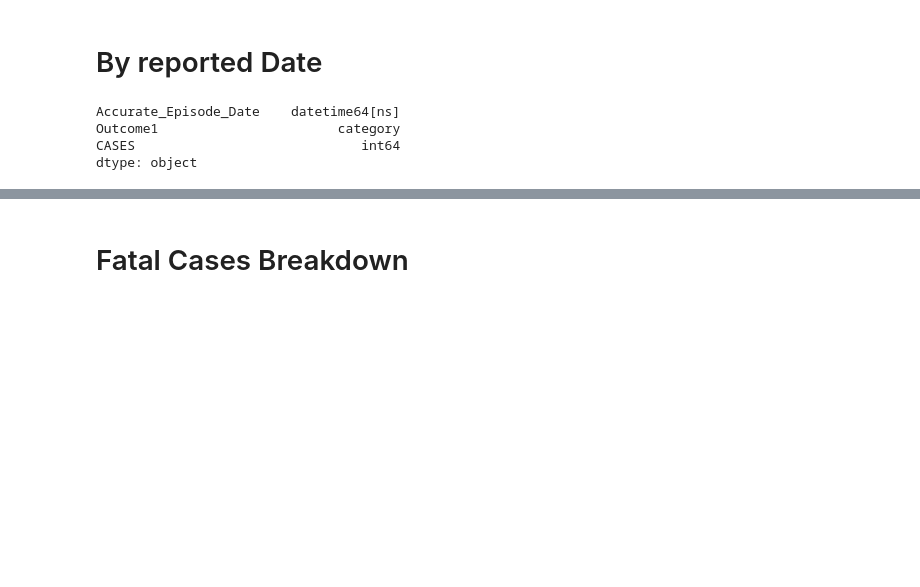
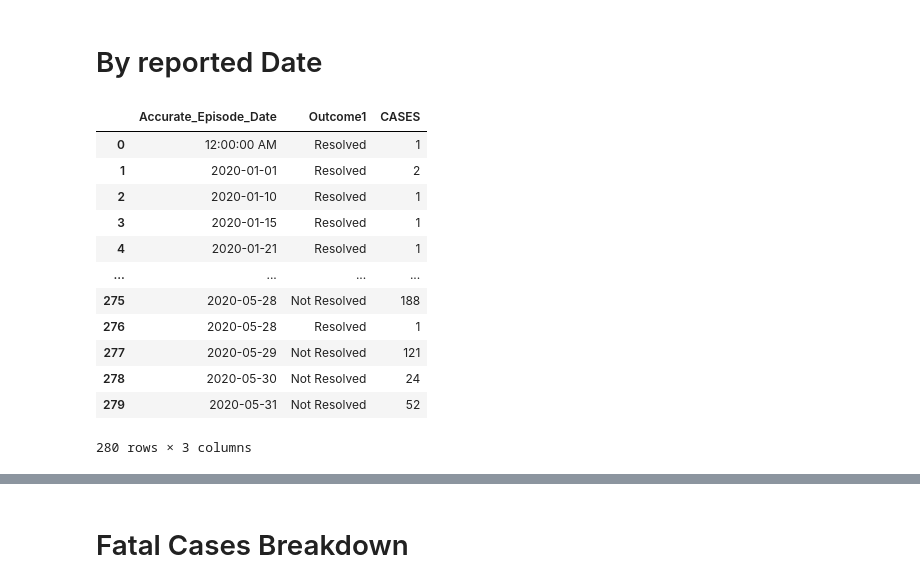
Before and after one commit to minix1234/minix1234.github.io, a Jupyter notebook: pelican/notebooks/Ontario.ipynb, the cells around one changed output, grey strips where cells are left out. Saved outputs shown, nothing was run; the diff lists cells and outputs as text; code cells hidden in the pictures; blank space fills up the shorter version.

```diff
--- a/pelican/notebooks/Ontario.ipynb
+++ b/pelican/notebooks/Ontario.ipynb
@@ -208,15 +208,24 @@ fig.write_html("Ontario.html")
 # %%
 df3 = dfcases.reset_index()
 df4 = pd.DataFrame()
 df4['CASES'] = df3.groupby(['Accurate_Episode_Date','Outcome1'])['Row_ID'].count()
 df4 = df4.reset_index()
 df4['Outcome1'] = df4['Outcome1'].astype('category')
-df4.dtypes
+df4#.dtypes
 # %% [output]
+|  | Accurate_Episode_Date | Outcome1 | CASES |
+| 0 | 12:00:00 AM | Resolved | 1 |
+| 1 | 2020-01-01 | Resolved | 2 |
+| 2 | 2020-01-10 | Resolved | 1 |
+| 3 | 2020-01-15 | Resolved | 1 |
+| 4 | 2020-01-21 | Resolved | 1 |
+| ... | ... | ... | ... |
+| 275 | 2020-05-28 | Not Resolved | 188 |
+| 276 | 2020-05-28 | Resolved | 1 |
+| 277 | 2020-05-29 | Not Resolved | 121 |
+| 278 | 2020-05-30 | Not Resolved | 24 |
+| 279 | 2020-05-31 | Not Resolved | 52 |
-Accurate_Episode_Date    datetime64[ns]
-Outcome1                       category
-CASES                             int64
-dtype: object
+280 rows × 3 columns
 # %%
 fig = px.bar(df4, x="Accurate_Episode_Date", y="CASES", color='Outcome1')
 fig.update_layout(
```
Also changed, not shown: parts of 6 cells of this notebook, 1 other file.
